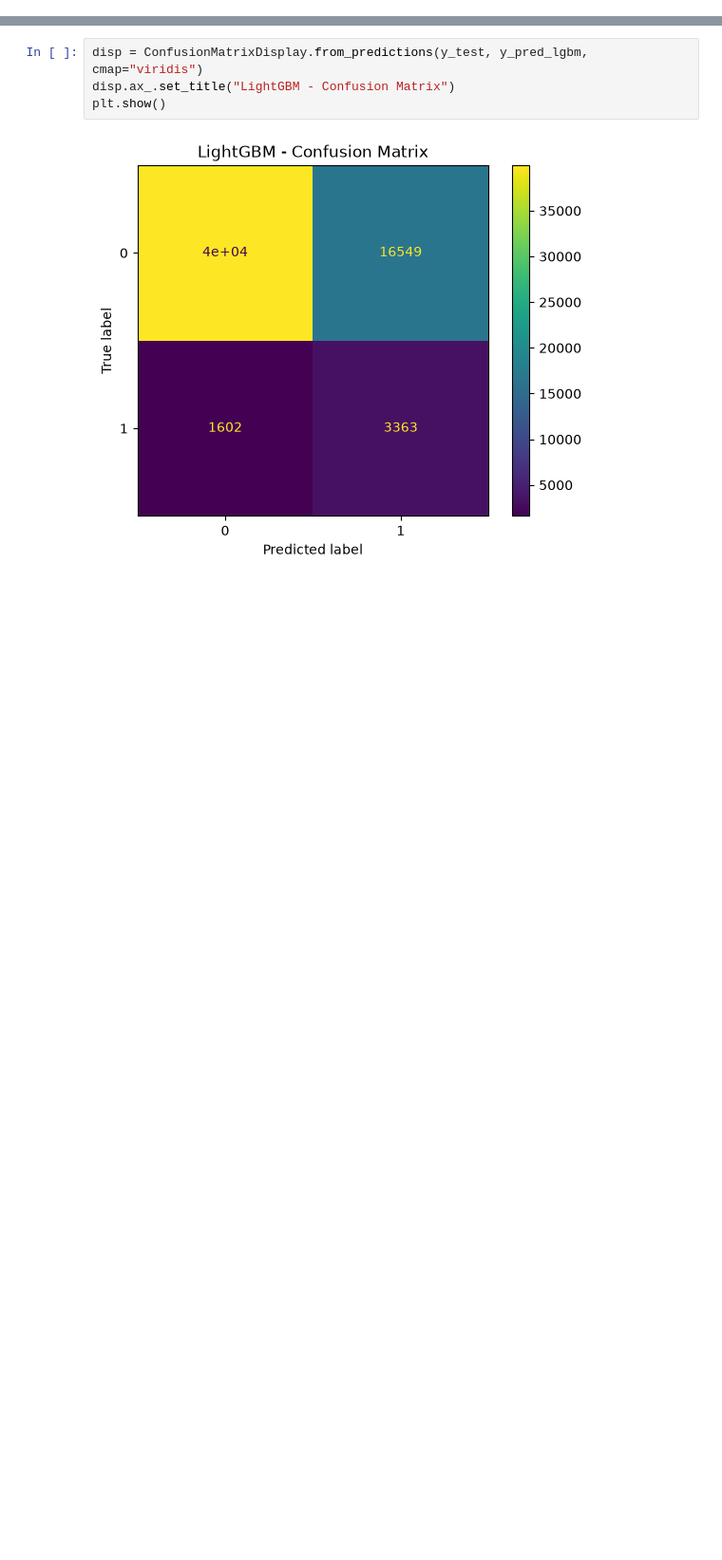
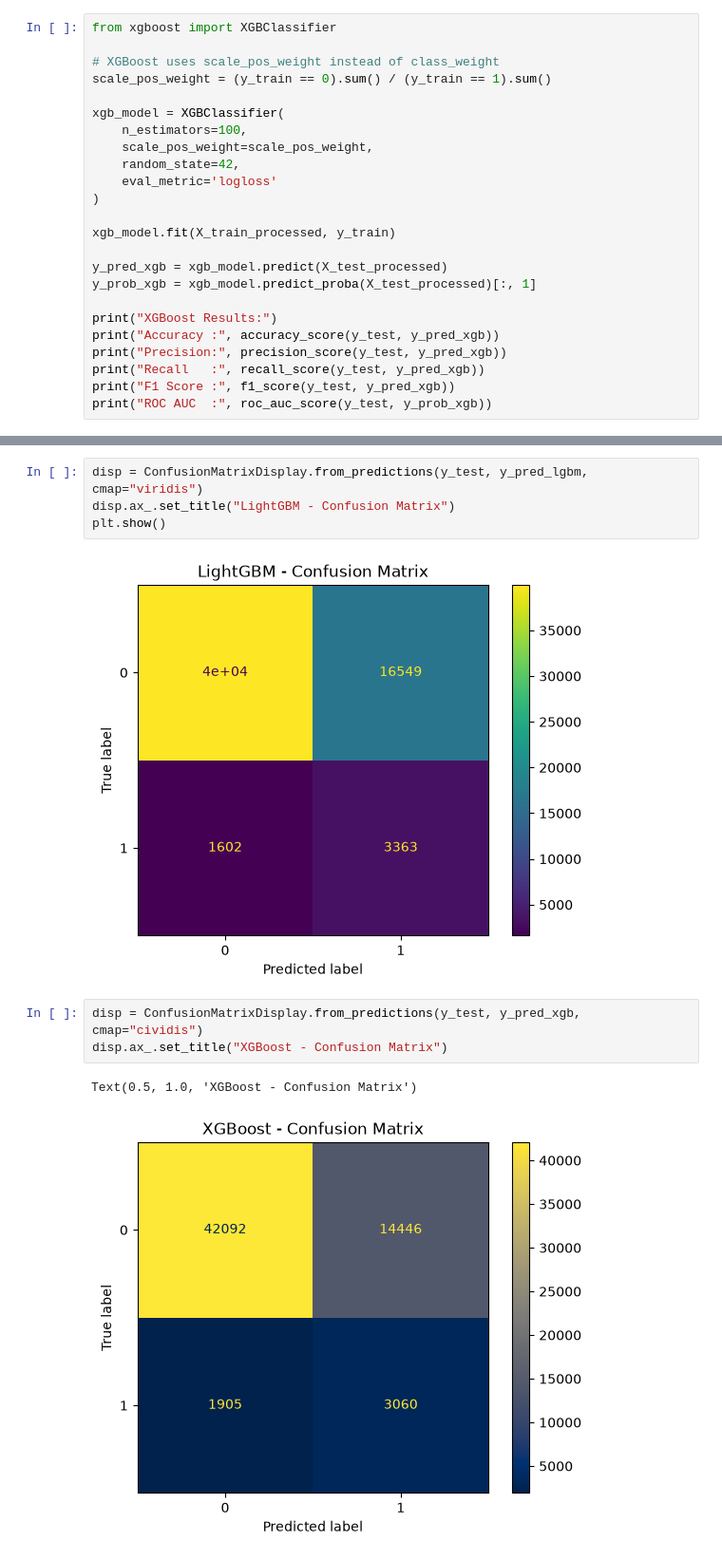
Before and after one commit to Swarnim-Singh-byte/LoanLens, a Jupyter notebook: notebooks/05_model_comparison.ipynb, the cells around one changed output, grey strips where cells are left out. Shown at 95% size. Drawn from its saved outputs; the diff is of its cells as text; blank space fills up the shorter version.

Commit message:
Add XGBoost and CatBoost models with final model comparison

```diff
--- a/notebooks/05_model_comparison.ipynb
+++ b/notebooks/05_model_comparison.ipynb
@@ -146,0 +155,24 @@ ROC AUC  : 0.7594975504537279
+# %%
+from xgboost import XGBClassifier
+
+# XGBoost uses scale_pos_weight instead of class_weight
+scale_pos_weight = (y_train == 0).sum() / (y_train == 1).sum()
+
+xgb_model = XGBClassifier(
+    n_estimators=100,
+    scale_pos_weight=scale_pos_weight,
+    random_state=42,
+    eval_metric='logloss'
+)
+
+xgb_model.fit(X_train_processed, y_train)
+
+y_pred_xgb = xgb_model.predict(X_test_processed)
+y_prob_xgb = xgb_model.predict_proba(X_test_processed)[:, 1]
+
+print("XGBoost Results:")
+print("Accuracy :", accuracy_score(y_test, y_pred_xgb))
+print("Precision:", precision_score(y_test, y_pred_xgb))
+print("Recall   :", recall_score(y_test, y_pred_xgb))
+print("F1 Score :", f1_score(y_test, y_pred_xgb))
+print("ROC AUC  :", roc_auc_score(y_test, y_prob_xgb))
@@ -164,3 +231,9 @@ disp.ax_.set_title("LightGBM - Confusion Matrix")
 plt.show()
 # %% [output]
 [figure]
+# %%
+disp = ConfusionMatrixDisplay.from_predictions(y_test, y_pred_xgb, cmap="cividis")
+disp.ax_.set_title("XGBoost - Confusion Matrix")
+# %% [output]
+Text(0.5, 1.0, 'XGBoost - Confusion Matrix')
+[figure, added]
```
Also changed, not shown: parts of 6 cells of this notebook, 4 other files.
